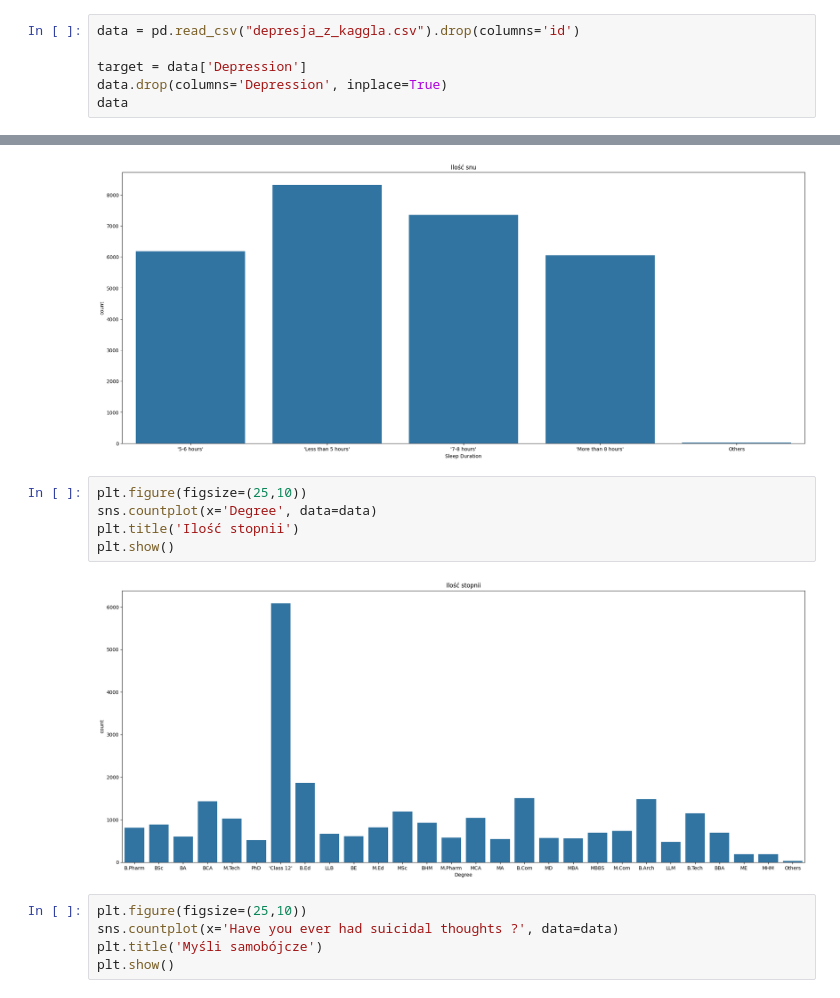
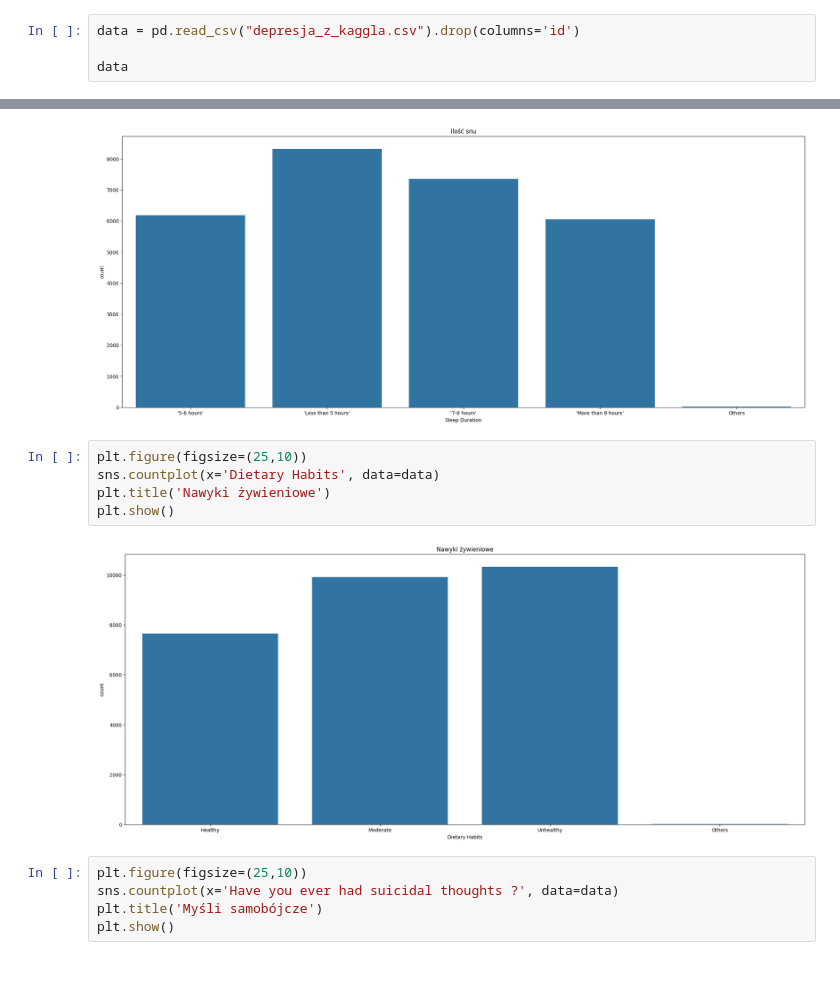
Before and after one commit to Suleyyy/ML_Depresja, a Jupyter notebook: Klasyfikacja_depresji.ipynb, the cells around one changed output, grey strips where cells are left out. Drawn from its saved outputs; the diff is of its cells as text; blank space fills up the shorter version.

```diff
--- a/Klasyfikacja_depresji.ipynb
+++ b/Klasyfikacja_depresji.ipynb
@@ -6,8 +6,6 @@ import seaborn as sns
 # %%
 data = pd.read_csv("depresja_z_kaggla.csv").drop(columns='id')
 
-target = data['Depression']
-data.drop(columns='Depression', inplace=True)
 data
 # %% [output]
 |  | Gender | Age | City | Profession | Academic Pressure | Work Pressure | CGPA | Study Satisfaction | ... |
@@ -173,11 +173,11 @@ plt.show()
 [figure]
 # %%
 plt.figure(figsize=(25,10))
-sns.countplot(x='Degree', data=data)
-plt.title('Ilość stopnii')
+sns.countplot(x='Dietary Habits', data=data)
+plt.title('Nawyki żywieniowe')
 plt.show()
 # %% [output]
-[figure, old version]
+[figure, new version]
 # %%
 plt.figure(figsize=(25,10))
 sns.countplot(x='Have you ever had suicidal thoughts ?', data=data)
```
Also changed, not shown: parts of 8 cells of this notebook.
